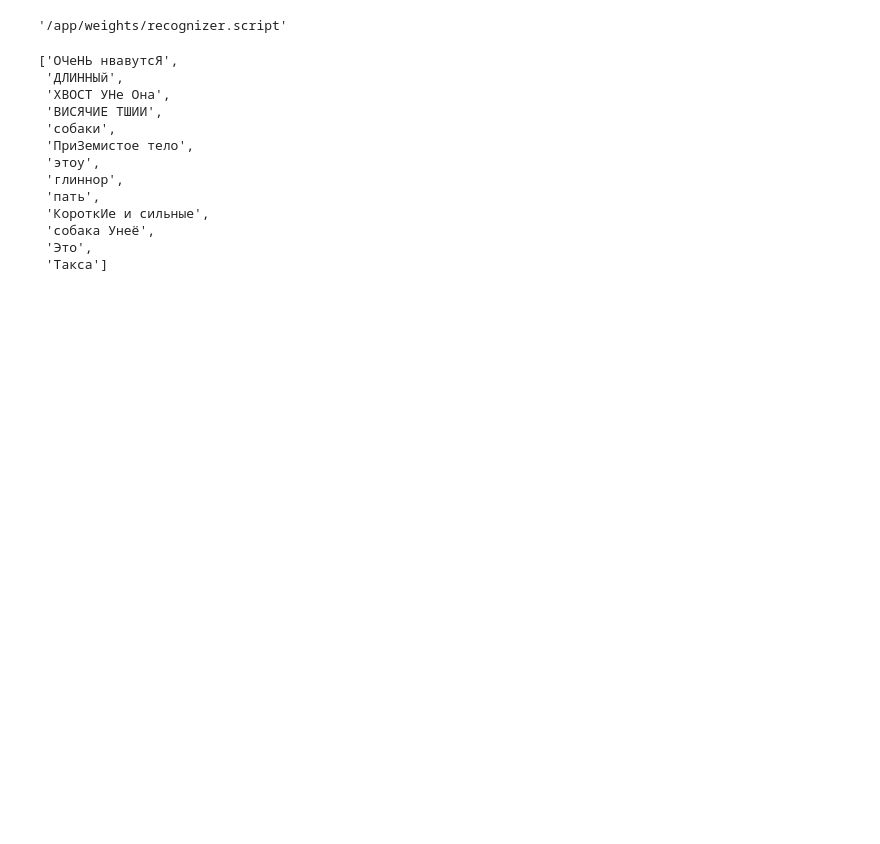
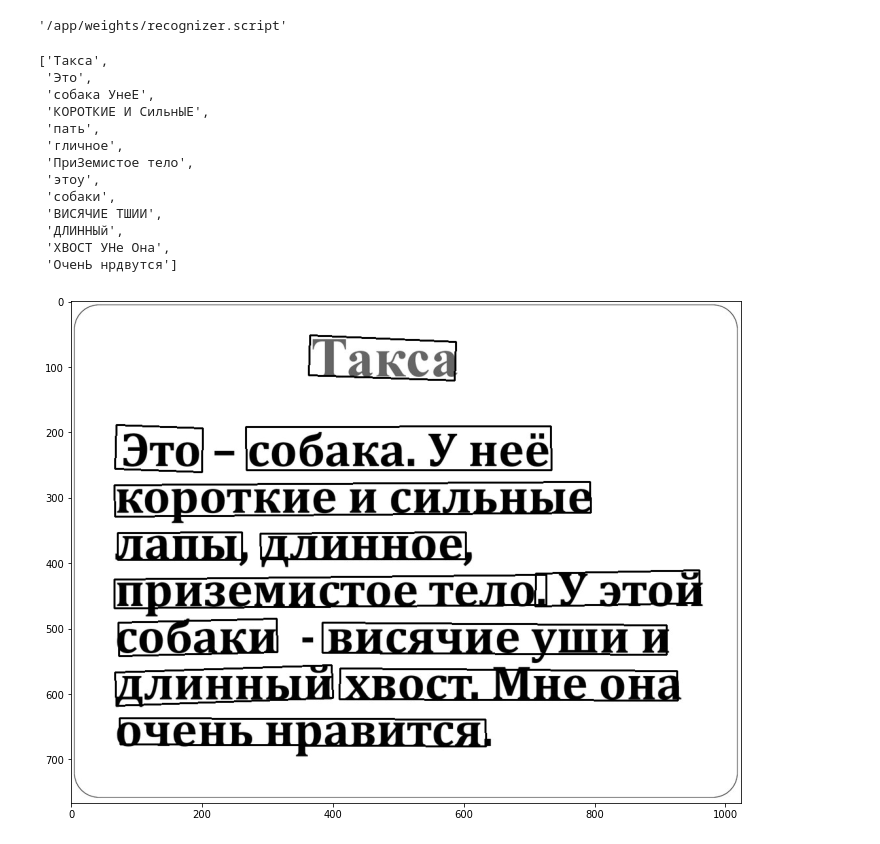
Before and after one commit to sir-timio/mobile-ocr, a Jupyter notebook: app/pybooks/test.ipynb, the cells around one changed output. Saved outputs shown, nothing was run; the diff lists cells and outputs as text; code cells hidden in the pictures; blank space fills up the shorter version.

```diff
--- a/app/pybooks/test.ipynb
+++ b/app/pybooks/test.ipynb
@@ -107,5 +107,6 @@ def poly_to_box(polygon):
 # %%
 crops = []
+polygons = sort_boxes(polygons)
 for poly in polygons:
     poly = np.array(poly).astype(int)
     pts = poly
@@ -114,24 +115,23 @@ for poly in polygons:
     if not all(crop.shape):
         continue
     crops.append(crop)
-
     # labels = self.recognizer.predict(crops)
 # %%
 model.recognizer.predict(crops)
 # %% [output]
-['ОЧеНЬ нвавутсЯ',
+['Такса',
+ 'Это',
+ 'собака УнеЕ',
+ 'КОРОТКИЕ И СильнЫЕ',
+ 'пать',
+ 'гличное',
+ 'ПриЗемистое тело',
+ 'этоу',
+ 'собаки',
+ 'ВИСЯЧИЕ ТШИИ',
  'ДЛИННЫй',
  'ХВОСТ УНе Она',
- 'ВИСЯЧИЕ ТШИИ',
- 'собаки',
- 'ПриЗемистое тело',
- 'этоу',
- 'глиннор',
- 'пать',
- 'КороткИе и сильные',
- 'собака Унеё',
- 'Это',
- 'Такса']
+ 'ОченЬ нрдвутся']
 # %%
 def visualize_detection(img, boxes):
     marked_img = img.copy()
@@ -140,4 +140,6 @@ def visualize_detection(img, boxes):
         cv2.polylines(marked_img, [box], True, (0, 255, 0), 2)
     return marked_img
 # %%
-imshow(visualize_detection(img, boxes))
+imshow(visualize_detection(img, polygons))
+# %% [output]
+[figure, added]
```
Also changed, not shown: parts of 5 cells of this notebook, 5 other files.
